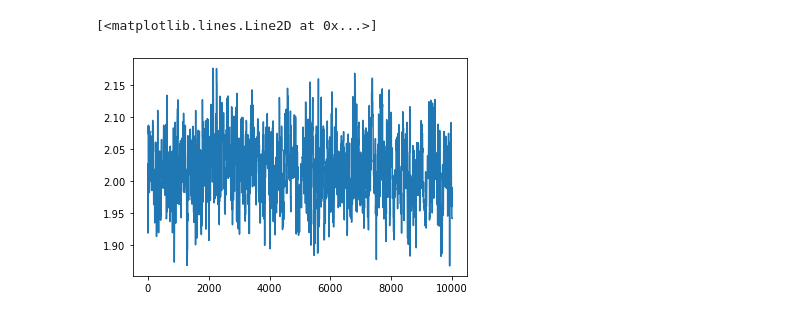
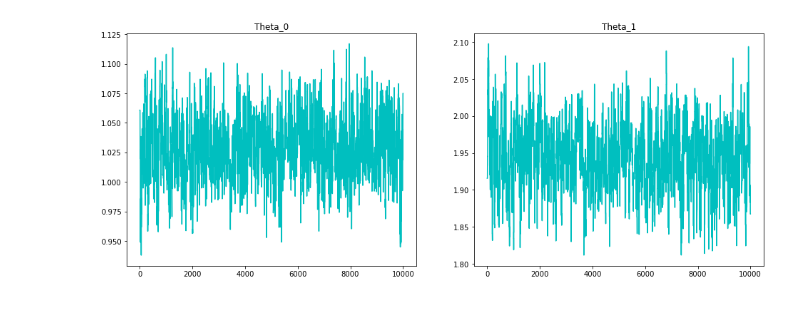
Before and after one commit to mikkelbue/tinyDA, a Jupyter notebook: examples/Base Sampler.ipynb, the cells around one changed output. Drawn from its saved outputs; the diff is of its cells as text; code cells hidden in the pictures.

```diff
--- a/examples/Base Sampler.ipynb
+++ b/examples/Base Sampler.ipynb
@@ -62,5 +55,6 @@ plt.plot([link.parameters[0] for link in my_chain.chain[burnin:]])
-# %%
-plt.plot([link.parameters[1] for link in my_chain.chain[burnin:]])
-# %% [output]
-[<matplotlib.lines.Line2D at 0x...>]
-[figure, removed]
+# %%
+burnin = 2000
+parameters = tda.get_parameters(my_chain)
+tda.plot_parameters(parameters, burnin=burnin)
+# %% [output]
+[figure, added]
```
Also changed, not shown: parts of 3 cells of this notebook, 7 other files.
